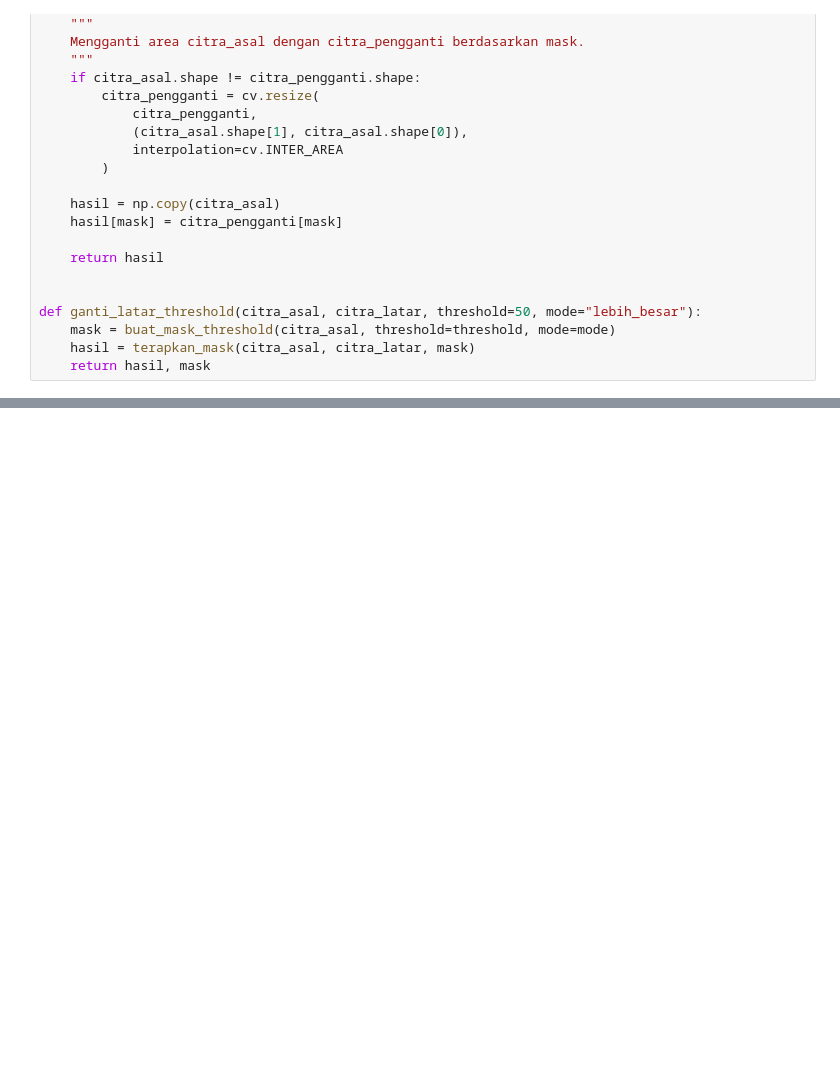
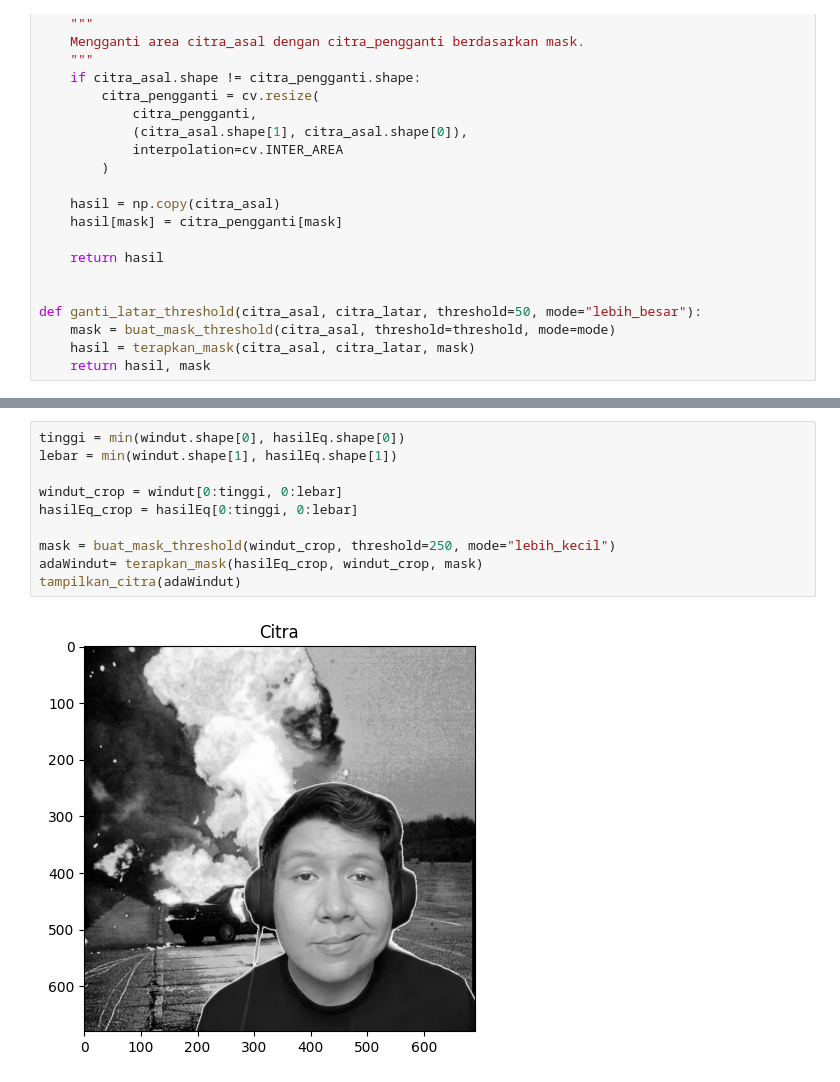
Before and after one commit to praktikum-pcd-2026/modul-2-qomaulii, a Jupyter notebook: windah.ipynb, the cells around one changed output, grey strips where cells are left out. Saved outputs shown, nothing was run; the diff lists cells and outputs as text; blank space fills up the shorter version.

```diff
--- a/windah.ipynb
+++ b/windah.ipynb
@@ -408,0 +420,12 @@ tampilkan_citra(hasil_masking)
+# %%
+tinggi = min(windut.shape[0], hasilEq.shape[0])
+lebar = min(windut.shape[1], hasilEq.shape[1])
+
+windut_crop = windut[0:tinggi, 0:lebar]
+hasilEq_crop = hasilEq[0:tinggi, 0:lebar]
+
+mask = buat_mask_threshold(windut_crop, threshold=250, mode="lebih_kecil")
+adaWindut= terapkan_mask(hasilEq_crop, windut_crop, mask)
+tampilkan_citra(adaWindut)
+# %% [output]
+[figure, added]
```
Also changed, not shown: parts of 3 cells of this notebook.
